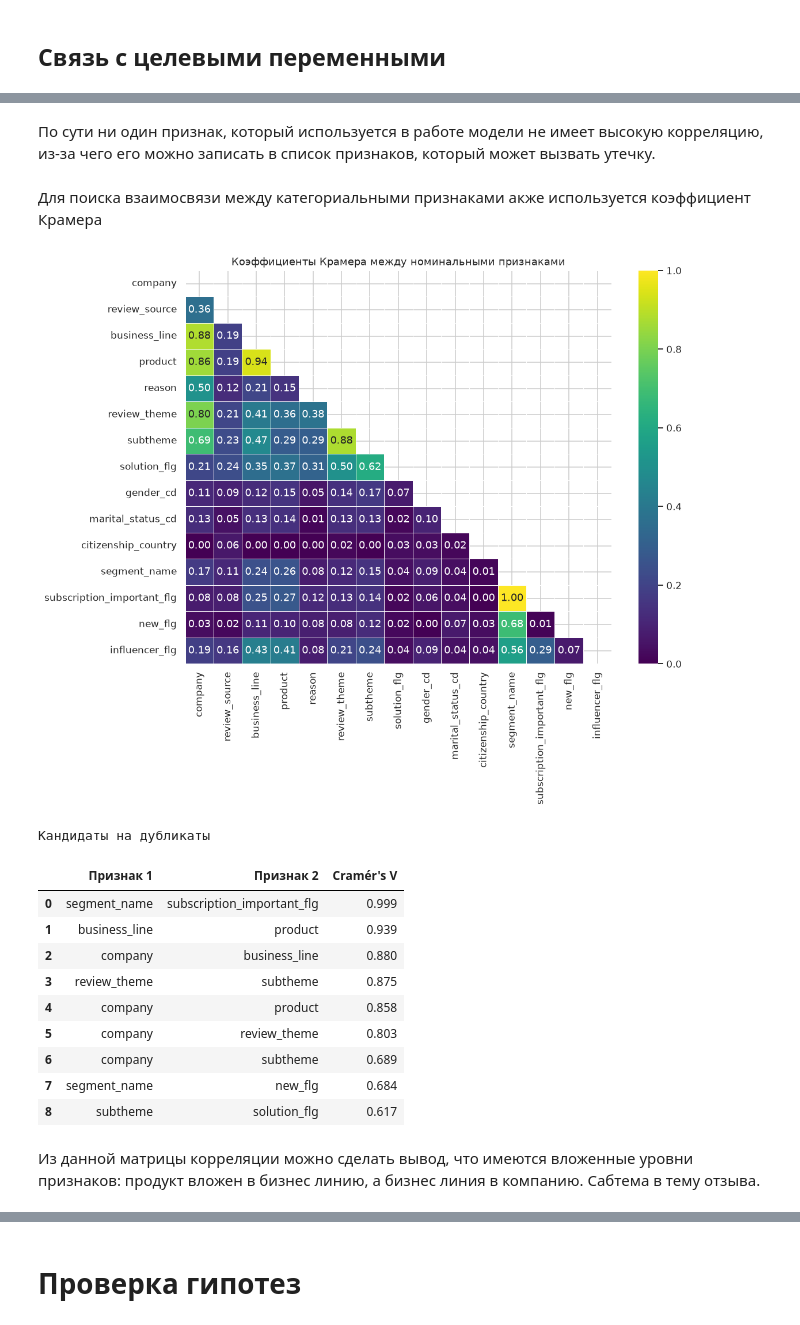
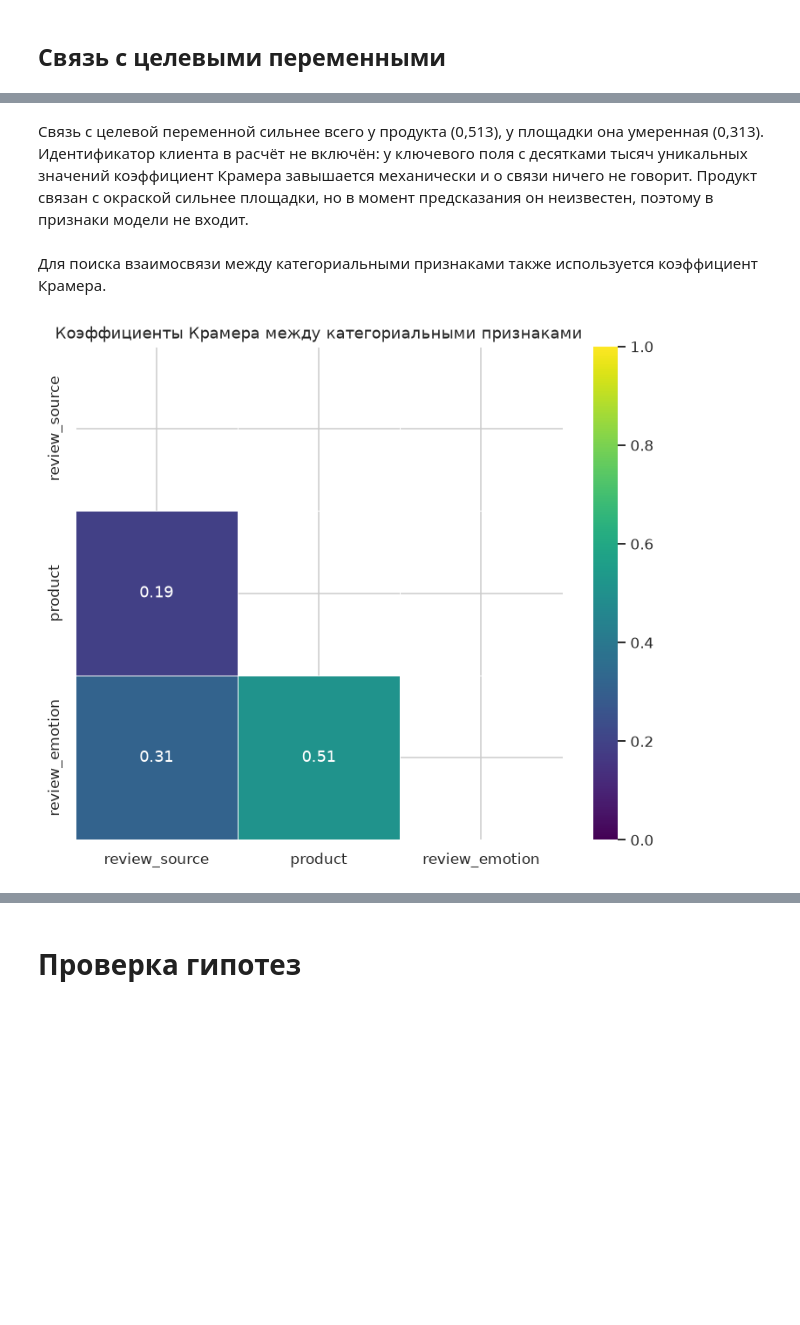
Before and after one commit to NuAsuka/bank-customer-satisfaction-ml-system, a Jupyter notebook: notebooks/01_eda.ipynb, the cells around one changed output, grey strips where cells are left out. Drawn from its saved outputs; the diff is of its cells as text; code cells hidden in the pictures; blank space fills up the shorter version.

```diff
--- a/notebooks/01_eda.ipynb
+++ b/notebooks/01_eda.ipynb
@@ -14,20 +17,11 @@ path_to_data = project_root / 'data' / 'incoming' / 'history.csv'
 df = pd.read_csv(path_to_data)
 
 df['review_dttm'] = pd.to_datetime(df['review_dttm'])
-df['finish_dttm'] = pd.to_datetime(df['finish_dttm'])
 df['id_client'] = df['id_client'].astype('string')
-df['children_cnt'] = pd.to_numeric(df['children_cnt']).astype('Int64')
-df['csat_score'] = pd.to_numeric(df['csat_score']).astype('float64')
 df['review_text'] = df['review_text'].astype('string')
-
-categorical_cols = [
-    'company', 'review_mark', 'review_emotion', 'review_source',
-    'business_line', 'product', 'reason', 'review_theme', 'subtheme',
-    'solution_flg', 'gender_cd', 'education_level_cd', 'marital_status_cd',
-    'citizenship_country', 'segment_name', 'subscription_important_flg',
-    'new_flg', 'influencer_flg', 'age_segment',
-]
-df[categorical_cols] = df[categorical_cols].astype('category')
+df['review_source'] = df['review_source'].astype('string')
+df['product'] = df['product'].astype('string')
+df['review_emotion'] = df['review_emotion'].astype('string')
 # %% [markdown]
 # Первичный обзор
 # %%
@@ -479,60 +313,29 @@ plt.show()
-# %% [markdown]
-
-
-По сути ни один признак, который используется в работе модели не имеет высокую корреляцию, из-за чего его можно записать в список признаков, который может вызвать утечку.
+# %% [markdown]
+Связь с целевой переменной сильнее всего у продукта (0,513), у площадки она умеренная (0,313). Идентификатор клиента в расчёт не включён: у ключевого поля с десятками тысяч уникальных значений коэффициент Крамера завышается механически и о связи ничего не говорит. Продукт связан с окраской сильнее площадки, но в момент предсказания он неизвестен, поэтому в признаки модели не входит.
 # %% [markdown]
-Для поиска взаимосвязи между категориальными признаками акже используется коэффициент Крамера
+Для поиска взаимосвязи между категориальными признаками также используется коэффициент Крамера.
 # %%
-
-v_cols = [c for c in nominal_features if c in df.columns]
+v_cols = [c for c in ['review_source', 'product', 'review_emotion'] if c in df.columns]
 
 v_matrix = pd.DataFrame(np.nan, index=v_cols, columns=v_cols, dtype=float)
 for a in v_cols:
     for b in v_cols:
         if a == b:
             v_matrix.loc[a, b] = 1.0
             continue
         sub = df[[a, b]].dropna()
         if sub[a].nunique() < 2 or sub[b].nunique() < 2:
             continue
         v_matrix.loc[a, b] = cramers_v(sub[a], sub[b])
 
 mask = np.triu(np.ones(v_matrix.shape, dtype=bool))
-plt.figure(figsize=(11, 9))
+plt.figure(figsize=(7, 6))
 sns.heatmap(
     v_matrix, mask=mask, cmap='viridis', vmin=0, vmax=1,
     annot=True, fmt='.2f', linewidths=0.5,
 )
-plt.title("Коэффициенты Крамера между номинальными признаками")
+plt.title('Коэффициенты Крамера между категориальными признаками')
 plt.tight_layout()
 plt.show()
-
-pairs = []
-for i, a in enumerate(v_cols):
-    for b in v_cols[i + 1:]:
-        val = v_matrix.loc[a, b]
-        if pd.notna(val) and val >= 0.6:
-            pairs.append((a, b, round(val, 3)))
-
-strong_pairs = (
-    pd.DataFrame(pairs, columns=['Признак 1', 'Признак 2', "Cramér's V"])
-    .sort_values("Cramér's V", ascending=False)
-    .reset_index(drop=True)
-)
-print("Кандидаты на дубликаты")
-display(strong_pairs)
 # %% [output]
-[figure, old version]
+[figure, new version]
-Кандидаты на дубликаты
-|  | Признак 1 | Признак 2 | Cramér's V |
-| 0 | segment_name | subscription_important_flg | 0.999 |
-| 1 | business_line | product | 0.939 |
-| 2 | company | business_line | 0.880 |
-| 3 | review_theme | subtheme | 0.875 |
-| 4 | company | product | 0.858 |
-| 5 | company | review_theme | 0.803 |
-| 6 | company | subtheme | 0.689 |
-| 7 | segment_name | new_flg | 0.684 |
-| 8 | subtheme | solution_flg | 0.617 |
-# %% [markdown]
-Из данной матрицы корреляции можно сделать вывод, что имеются вложенные уровни признаков: продукт вложен в бизнес линию, а бизнес линия в компанию. Сабтема в тему отзыва.
```
Also changed, not shown: parts of 36 cells of this notebook, 3 other files.
